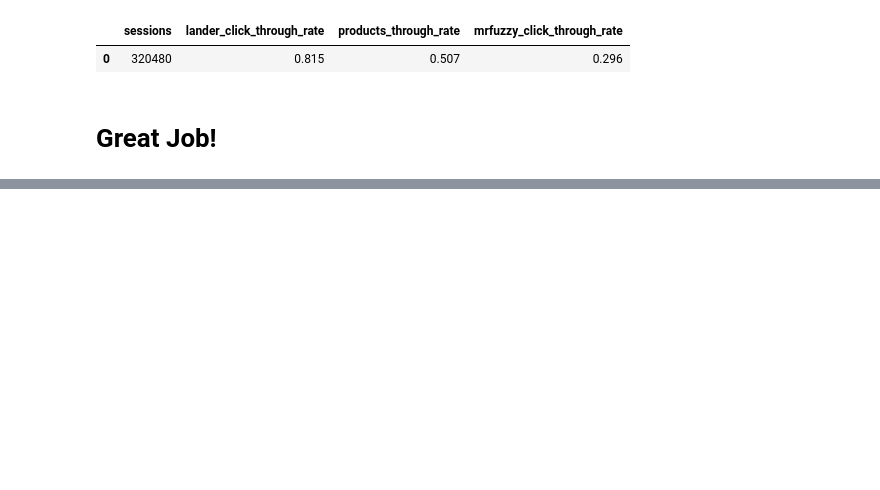
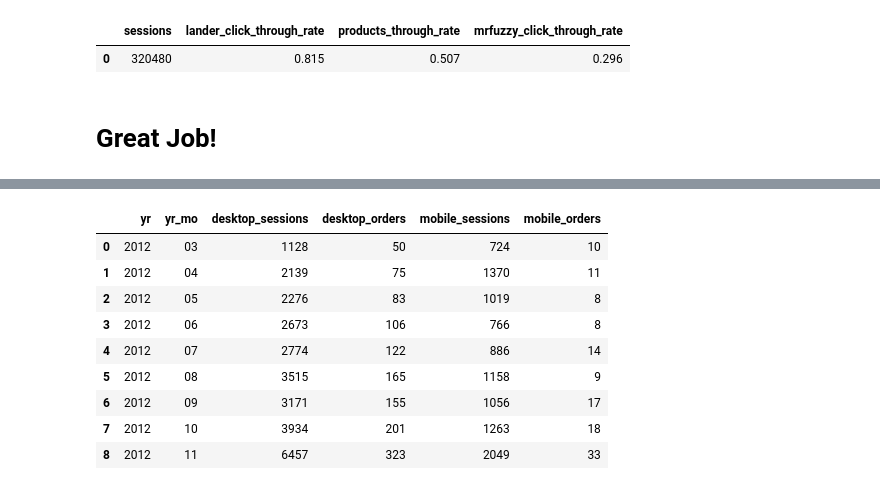
Before and after one commit to mavendataguy/SQL, a Jupyter notebook: SQL_Data_Analysis.ipynb, the cells around one changed output, grey strips where cells are left out. Cells and saved outputs as stored; diff of their text form; code cells hidden in the pictures; blank space fills up the shorter version.

```diff
--- a/SQL_Data_Analysis.ipynb
+++ b/SQL_Data_Analysis.ipynb
@@ -131,0 +223,26 @@ from session_level_made_it_flag_demo
+# %%
+pd.read_sql("""
+select strftime('%Y',website_sessions.created_at) yr,
+	strftime('%m',website_sessions.created_at)yr_mo,
+	Count(distinct  case when device_type = 'desktop' then website_sessions.website_session_id else null end ) desktop_sessions,
+	count(distinct case when  device_type = 'desktop' then orders.order_id else null end ) desktop_orders,
+	count(distinct  case when device_type = 'mobile' then website_sessions.website_session_id else null end ) mobile_sessions,
+ 	count(distinct case when  device_type = 'mobile' then orders.order_id else null end ) mobile_orders
+from website_sessions left join orders
+on website_sessions.website_session_id = orders.website_session_id
+where utm_source='gsearch' and utm_campaign = 'nonbrand'
+and  website_sessions.created_at < '2012-11-27' ---- 19-03-2012
+group by strftime('%Y',website_sessions.created_at),
+strftime('%m',website_sessions.created_at)
+""" ,con=conn).head(10)
+# %% [output]
+|  | yr | yr_mo | desktop_sessions | desktop_orders | mobile_sessions | mobile_orders |
+| 0 | 2012 | 03 | 1128 | 50 | 724 | 10 |
+| 1 | 2012 | 04 | 2139 | 75 | 1370 | 11 |
+| 2 | 2012 | 05 | 2276 | 83 | 1019 | 8 |
+| 3 | 2012 | 06 | 2673 | 106 | 766 | 8 |
+| 4 | 2012 | 07 | 2774 | 122 | 886 | 14 |
+| 5 | 2012 | 08 | 3515 | 165 | 1158 | 9 |
+| 6 | 2012 | 09 | 3171 | 155 | 1056 | 17 |
+| 7 | 2012 | 10 | 3934 | 201 | 1263 | 18 |
+| 8 | 2012 | 11 | 6457 | 323 | 2049 | 33 |
```
Also changed, not shown: parts of 17 cells of this notebook.
